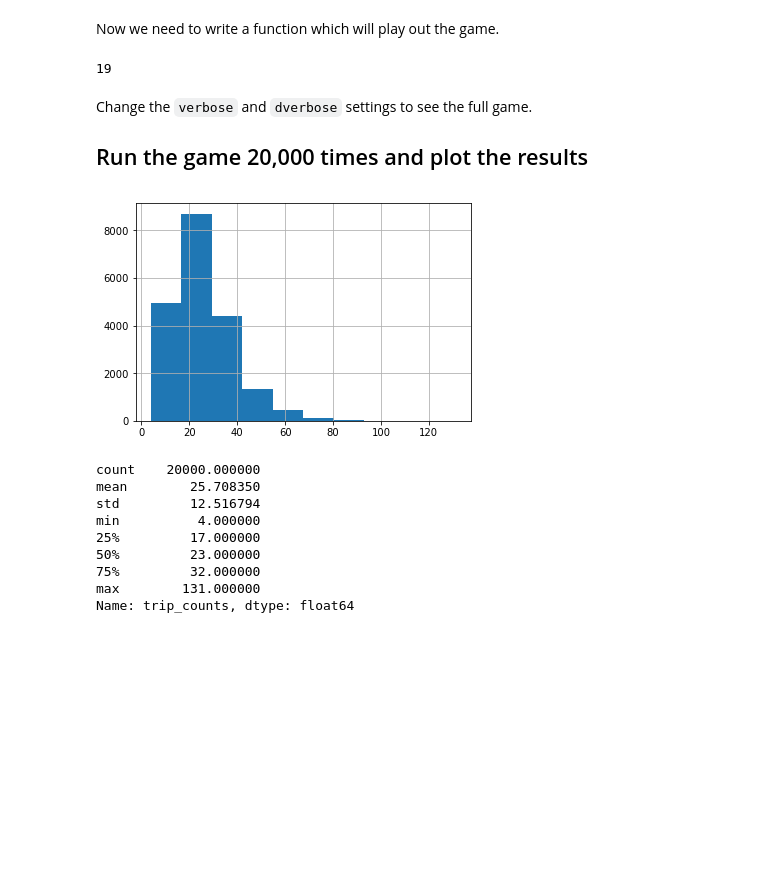
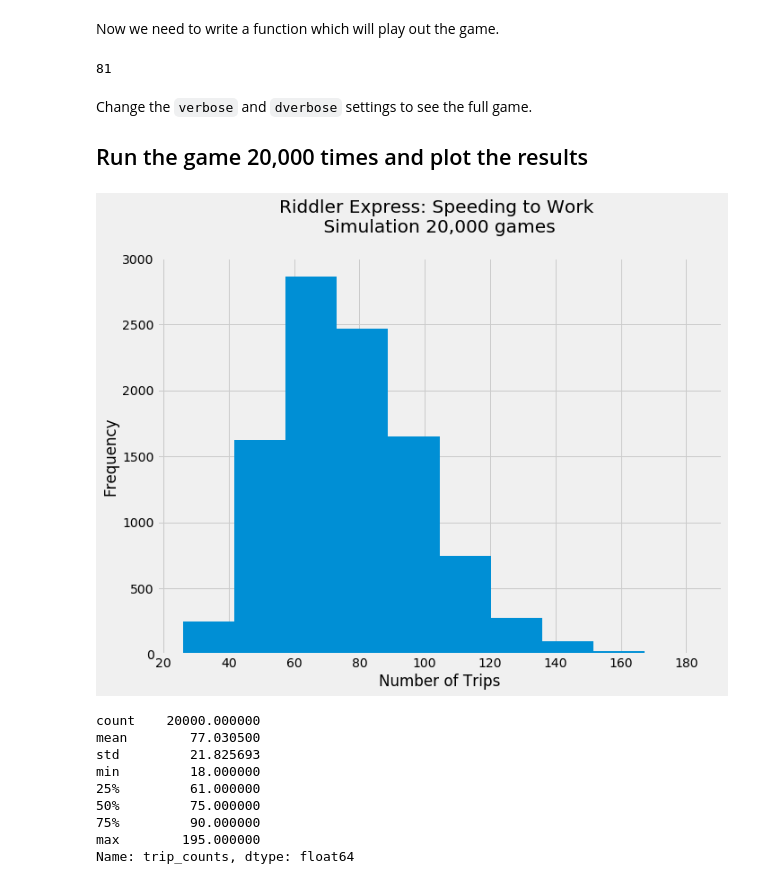
Before and after one commit to HigginTown/riddler, a Jupyter notebook: riddler_express_speeding.ipynb, the cells around one changed output. Saved outputs shown, nothing was run; the diff lists cells and outputs as text; code cells hidden in the pictures; blank space fills up the shorter version.

Commit message:
riddler express historgram

```diff
--- a/riddler_express_speeding.ipynb
+++ b/riddler_express_speeding.ipynb
@@ -8,25 +8,25 @@ from numpy import random
 Create the `Driver` class for the simulation. The driver will have a `name`, a number 0 < `caught_speeding` < 1 which describes the probability that they will be caught speeding, and `alive` which indicates whether or not they've been caught.
 # %%
 class Driver(object):
-    def __init__(self, name, caught_speeding, alive):
+    def __init__(self, name, caught_speeding, tickets):
         self.name = 'Driver {}'.format(name)
         self.caught_speeding = caught_speeding
-        self.alive = alive
+        self.tickets = tickets
 
     def drive(self, verbose=0):
         probability = self.caught_speeding
         police = random.random()
         if verbose>0: print("Police score:", police)
         if police <= probability:
-            self.alive = 0
-            if verbose>0: print("{} has been caught, life is {}".format(self.name,self.alive))
+            self.tickets +=1
+            if verbose>0: print("{} has been caught, number of tickets {}".format(self.name,self.tickets))
 # %% [markdown]
 Now we can create the four drivers and set their probabilities.
 # %%
-A = Driver('A', caught_speeding=.10, alive=1)
-B = Driver('B', caught_speeding=.15, alive=1)
-C = Driver('C', caught_speeding=.20, alive=1)
-D = Driver('D', caught_speeding=.25, alive=1)
+A = Driver('A', caught_speeding=.10, tickets=0)
+B = Driver('B', caught_speeding=.15, tickets=0)
+C = Driver('C', caught_speeding=.20, tickets=0)
+D = Driver('D', caught_speeding=.25, tickets=0)
 
 initial_drivers = [A, B, C, D]
 # %% [markdown]
@@ -36,7 +36,7 @@ def Play(drivers, verbose=0, dverbose=0, count=0, initialize=True):
     # initialize drivers
     if initialize==True:
         for driver in drivers:
-            driver.alive = 1
+            driver.tickets = 0
     if verbose>0: print("Initial Drivers are {}".format([driver.name for driver in drivers]), "\n")
     while len(drivers) > 0:
         selected_driver = random.choice(drivers)
@@ -44,10 +44,10 @@ def Play(drivers, verbose=0, dverbose=0, count=0, initialize=True):
         selected_driver.drive(verbose=dverbose)
         living_drivers = []
         for driver in drivers:
-            if driver.alive == 1:
+            if driver.tickets < 3:
                 living_drivers.append(driver)
-            if verbose>0 and driver.alive == 0:
-                print('{} is caught!'.format(selected_driver.name))
+            if verbose>0 and driver.tickets > 0:
+                print('{} has {} tickets!'.format(selected_driver.name, selected_driver.tickets))
         drivers = living_drivers
         if verbose>0:
             print("There are {} living drivers".format(len(drivers)), [driver.name for driver in drivers], "\n")
@@ -56,15 +56,16 @@ def Play(drivers, verbose=0, dverbose=0, count=0, initialize=True):
         if verbose>0: print("{} trips completed".format(count))
     return count
 # %%
-Play(initial_drivers)
+Play(initial_drivers, verbose=0, dverbose=0)
 # %% [output]
-19
+81
 # %% [markdown]
 Change the `verbose` and `dverbose` settings to see the full game.
 ## Run the game 20,000 times and plot the results
 # %%
 import pandas as pd
 import matplotlib.pylab as plt
+plt.style.use('fivethirtyeight')
 # %%
 trip_counts = []
 for i in range(20000):
@@ -72,20 +73,26 @@ for i in range(20000):
     trip_counts.append(trips)
 trip_counts = pd.Series(trip_counts)
 trip_counts.name = 'trip_counts'
-# %%
-trip_counts.hist()
-plt.show()
-# %% [output]
-[figure, removed]
+# %%
+plt.figure(figsize=(10,8))
+trip_counts.hist()
+plt.xlabel('Number of Trips')
+plt.ylabel('Frequency')
+plt.title('Riddler Express: Speeding to Work \n Simulation 20,000 games \n')
+plt.tight_layout()
+plt.savefig('simulation_histogram.png')
+plt.show()
+# %% [output]
+[figure, added]
 # %%
 trip_counts.describe()
 # %% [output]
 count    20000.000000
-mean        25.708350
-std         12.516794
-min          4.000000
-25%         17.000000
-50%         23.000000
-75%         32.000000
-max        131.000000
+mean        77.030500
+std         21.825693
+min         18.000000
+25%         61.000000
+50%         75.000000
+75%         90.000000
+max        195.000000
 Name: trip_counts, dtype: float64
```
Also changed, not shown: 1 other file.
